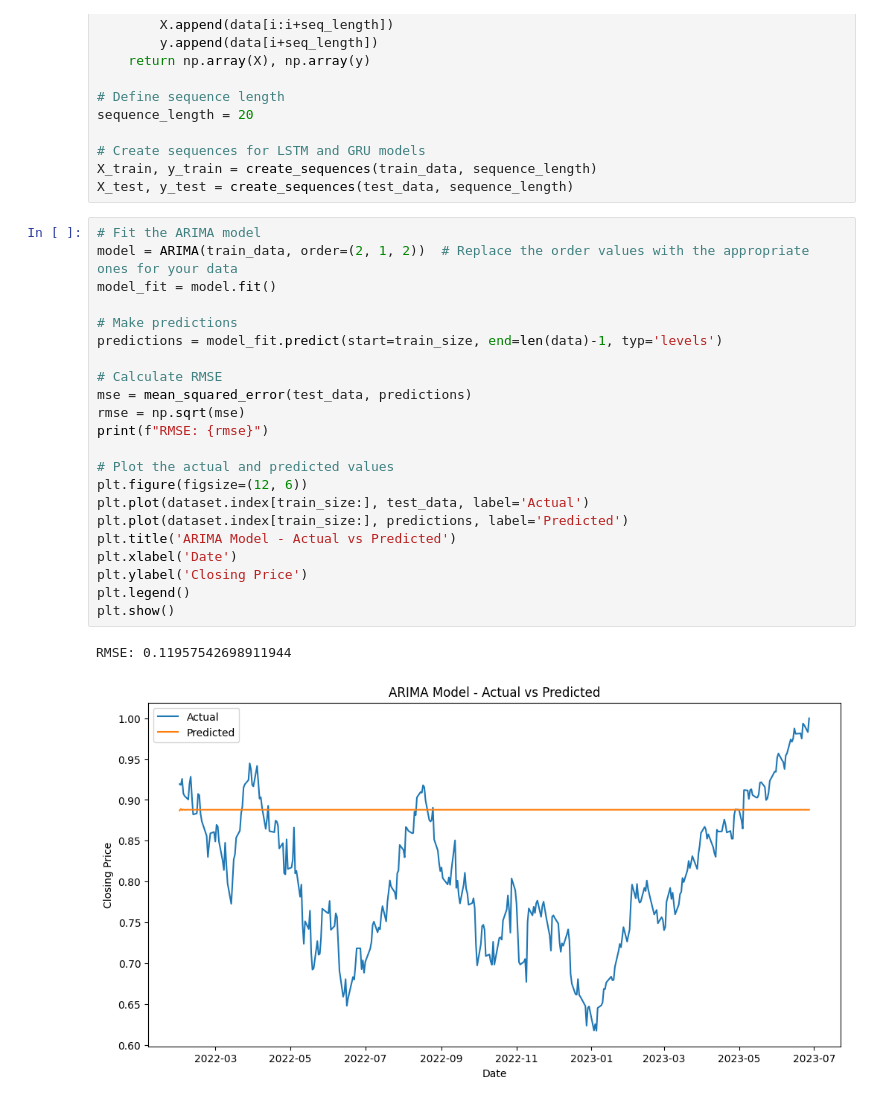
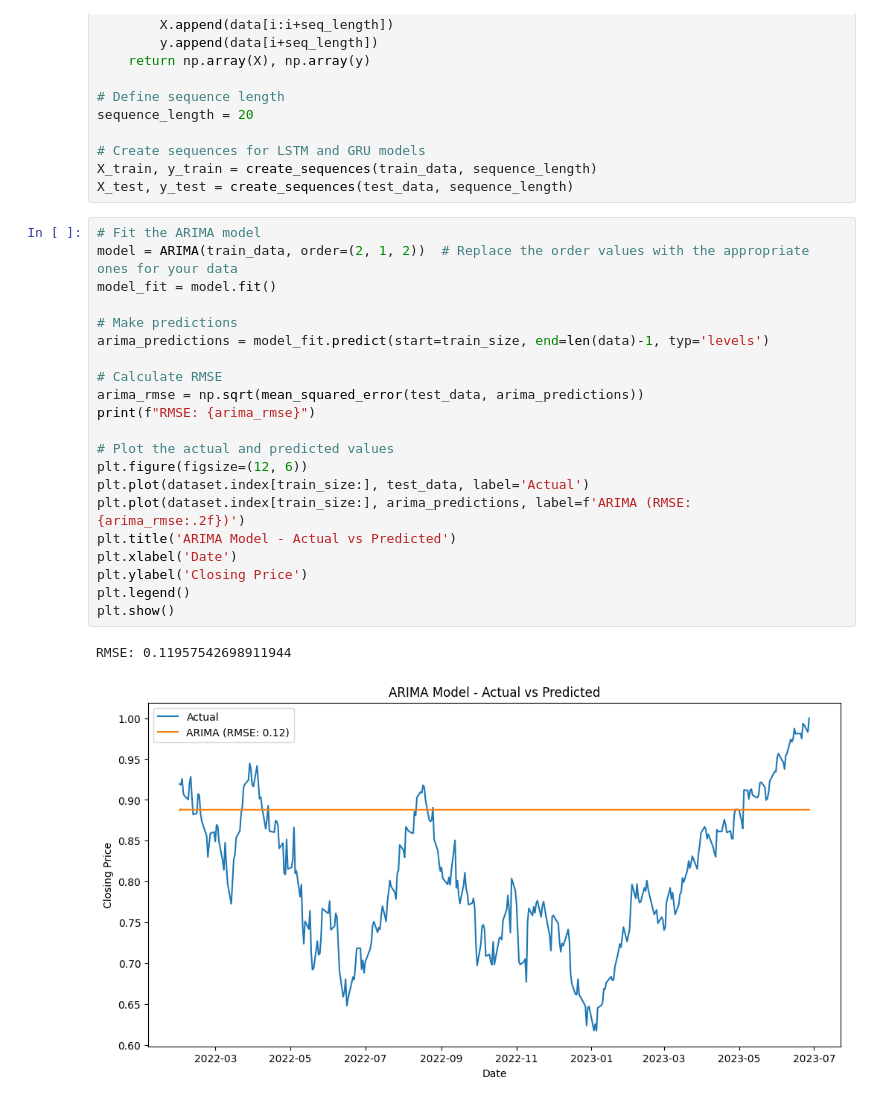
Before and after one commit to seigo07/RNN_Stock_Price_Prediction, a Jupyter notebook: src/test.ipynb, the cells around one changed output. Cells and saved outputs as stored; diff of their text form.

Commit message:
fix arima

```diff
--- a/src/test.ipynb
+++ b/src/test.ipynb
@@ -63,28 +63,27 @@ X_test, y_test = create_sequences(test_data, sequence_length)
 # %%
 # Fit the ARIMA model
 model = ARIMA(train_data, order=(2, 1, 2))  # Replace the order values with the appropriate ones for your data
 model_fit = model.fit()
 
 # Make predictions
-predictions = model_fit.predict(start=train_size, end=len(data)-1, typ='levels')
+arima_predictions = model_fit.predict(start=train_size, end=len(data)-1, typ='levels')
 
 # Calculate RMSE
-mse = mean_squared_error(test_data, predictions)
-rmse = np.sqrt(mse)
-print(f"RMSE: {rmse}")
+arima_rmse = np.sqrt(mean_squared_error(test_data, arima_predictions))
+print(f"RMSE: {arima_rmse}")
 
 # Plot the actual and predicted values
 plt.figure(figsize=(12, 6))
 plt.plot(dataset.index[train_size:], test_data, label='Actual')
-plt.plot(dataset.index[train_size:], predictions, label='Predicted')
+plt.plot(dataset.index[train_size:], arima_predictions, label=f'ARIMA (RMSE: {arima_rmse:.2f})')
 plt.title('ARIMA Model - Actual vs Predicted')
 plt.xlabel('Date')
 plt.ylabel('Closing Price')
 plt.legend()
 plt.show()
 # %% [output]
 RMSE: 0.11957542698911944
-[figure, old version]
+[figure, new version]
 # %%
 # Build the LSTM model
 lstm_model = Sequential()
```
Also changed, not shown: parts of 3 cells of this notebook.
